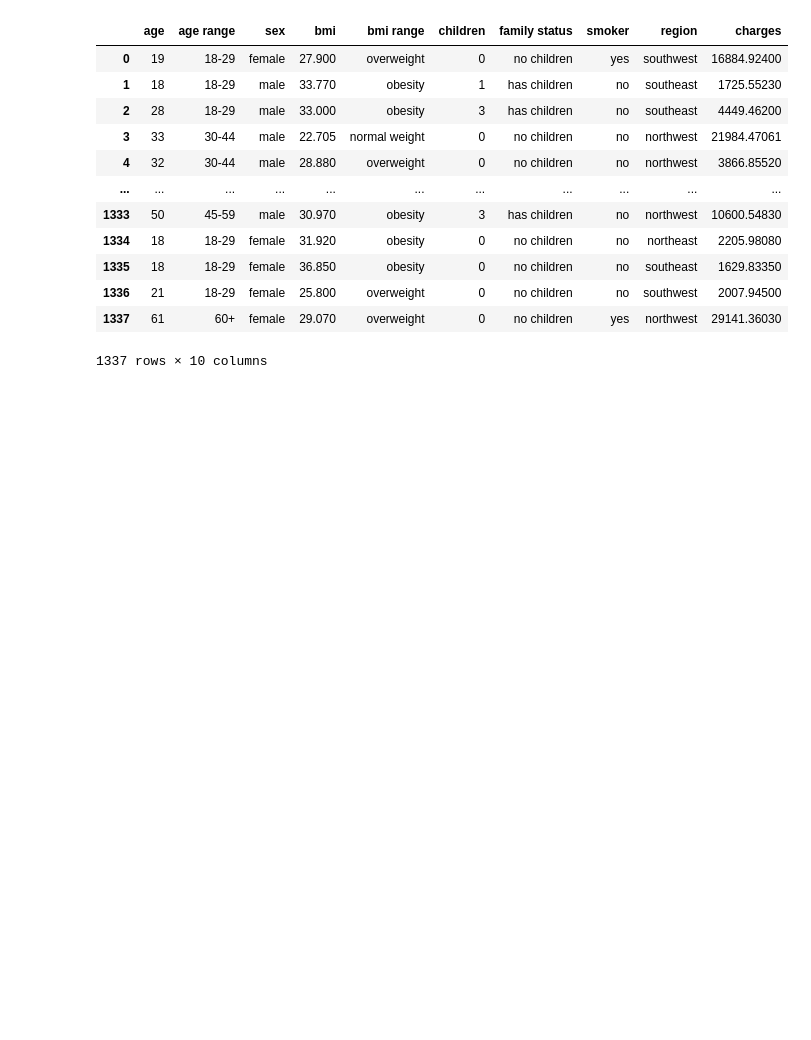
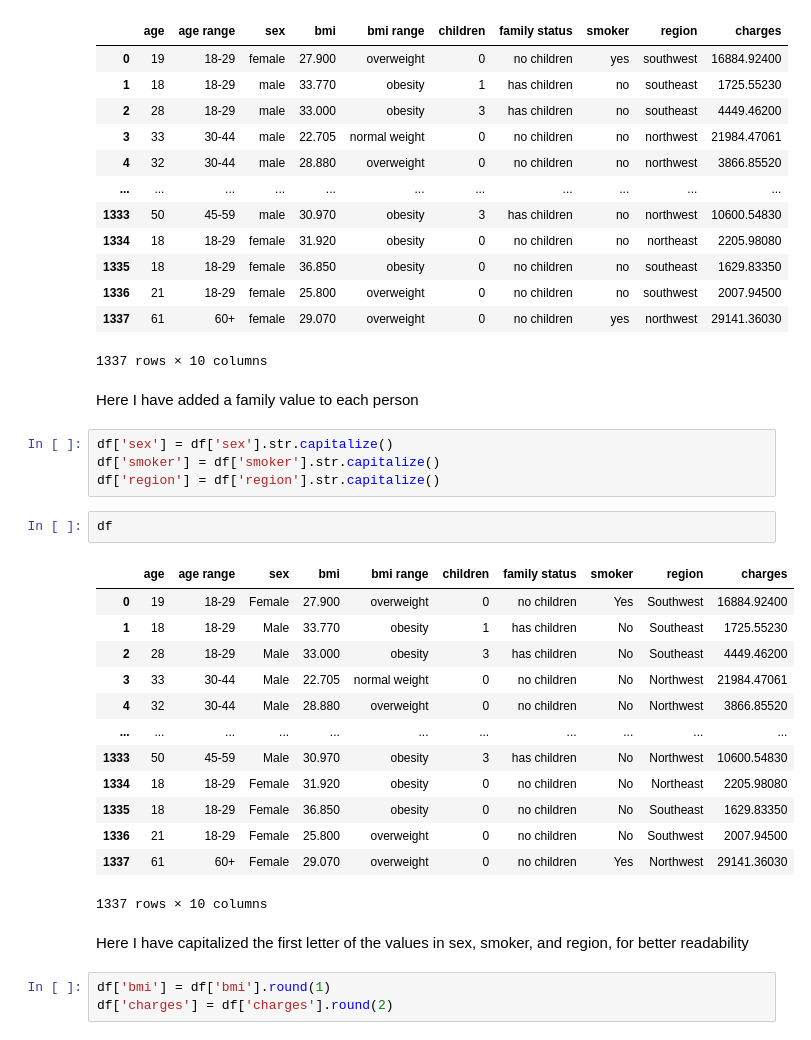
Before and after one commit to illusio666/health_insurance_hackathon, a Jupyter notebook: jupyter_notebooks/healthcare data cleaning.ipynb, the cells around one changed output. Drawn from its saved outputs; the diff is of its cells as text; blank space fills up the shorter version.

```diff
--- a/jupyter_notebooks/healthcare data cleaning.ipynb
+++ b/jupyter_notebooks/healthcare data cleaning.ipynb
@@ -181,3 +181,30 @@ df
 | 1336 | 21 | 18-29 | female | 25.800 | overweight | 0 | no children | no | southwest | 2007.94500 |
 | 1337 | 61 | 60+ | female | 29.070 | overweight | 0 | no children | yes | northwest | 29141.36030 |
 1337 rows × 10 columns
+# %% [markdown]
+Here I have added a family value to each person
+# %%
+df['sex'] = df['sex'].str.capitalize()
+df['smoker'] = df['smoker'].str.capitalize()
+df['region'] = df['region'].str.capitalize()
+# %%
+df
+# %% [output]
+|  | age | age range | sex | bmi | bmi range | children | family status | smoker | region | charges |
+| 0 | 19 | 18-29 | Female | 27.900 | overweight | 0 | no children | Yes | Southwest | 16884.92400 |
+| 1 | 18 | 18-29 | Male | 33.770 | obesity | 1 | has children | No | Southeast | 1725.55230 |
+| 2 | 28 | 18-29 | Male | 33.000 | obesity | 3 | has children | No | Southeast | 4449.46200 |
+| 3 | 33 | 30-44 | Male | 22.705 | normal weight | 0 | no children | No | Northwest | 21984.47061 |
+| 4 | 32 | 30-44 | Male | 28.880 | overweight | 0 | no children | No | Northwest | 3866.85520 |
+| ... | ... | ... | ... | ... | ... | ... | ... | ... | ... | ... |
+| 1333 | 50 | 45-59 | Male | 30.970 | obesity | 3 | has children | No | Northwest | 10600.54830 |
+| 1334 | 18 | 18-29 | Female | 31.920 | obesity | 0 | no children | No | Northeast | 2205.98080 |
+| 1335 | 18 | 18-29 | Female | 36.850 | obesity | 0 | no children | No | Southeast | 1629.83350 |
+| 1336 | 21 | 18-29 | Female | 25.800 | overweight | 0 | no children | No | Southwest | 2007.94500 |
+| 1337 | 61 | 60+ | Female | 29.070 | overweight | 0 | no children | Yes | Northwest | 29141.36030 |
+1337 rows × 10 columns
+# %% [markdown]
+Here I have capitalized the first letter of the values in sex, smoker, and region, for better readability
+# %%
+df['bmi'] = df['bmi'].round(1)
+df['charges'] = df['charges'].round(2)
```
Also changed, not shown: parts of 1 cell of this notebook.
